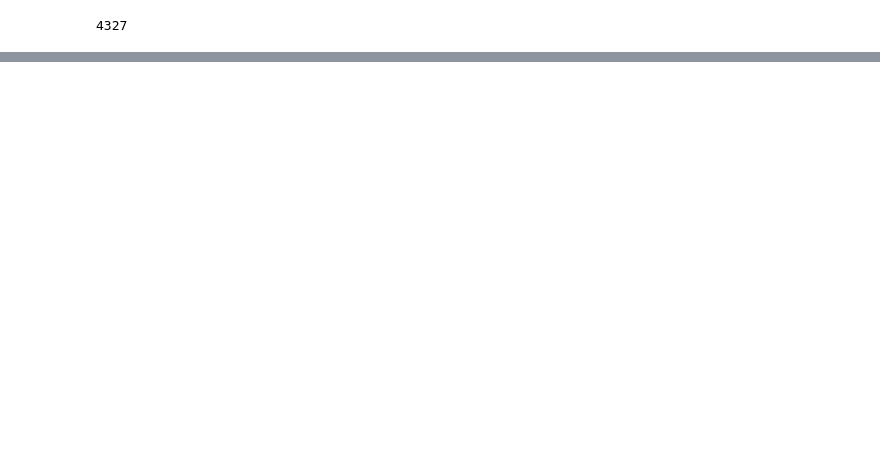
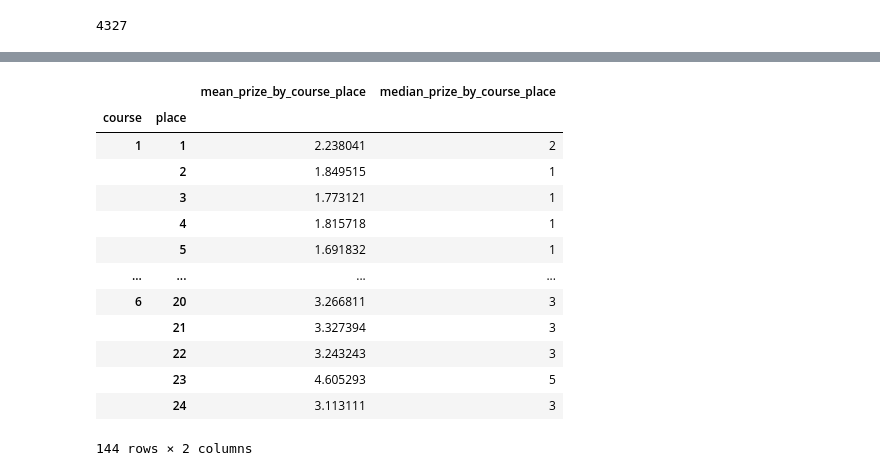
Before and after one commit to Deep-Inception/izanami_machinelearning_develop, a Jupyter notebook: prize_prediction_lightgbm.ipynb, the cells around one changed output, grey strips where cells are left out. Saved outputs shown, nothing was run; the diff lists cells and outputs as text; code cells hidden in the pictures; blank space fills up the shorter version.

```diff
--- a/prize_prediction_lightgbm.ipynb
+++ b/prize_prediction_lightgbm.ipynb
@@ -202,10 +147,10 @@ test_data= pd.merge(test_data, grouped_df, on=["couse","place"])
 # %%
 # 場所、コース毎の順位
-grouped_df = train_data.groupby(["couse","place"]).prize.median()
-grouped_df.name = 'median_prize_by_couse_place'
-train_data = pd.merge(train_data, grouped_df, on=["couse","place"])
-valid_data = pd.merge(valid_data, grouped_df, on=["couse","place"])
-test_data= pd.merge(test_data, grouped_df, on=["couse","place"])
+grouped_df = train_data.groupby(["course","place"]).prize.median()
+grouped_df.name = 'median_prize_by_course_place'
+train_data = pd.merge(train_data, grouped_df, on=["course","place"])
+valid_data = pd.merge(valid_data, grouped_df, on=["course","place"])
+test_data= pd.merge(test_data, grouped_df, on=["course","place"])
 # %%
 # moter_id
 grouped_df = train_data.groupby(["moter_id"]).prize.mean()
@@ -222,18 +167,18 @@ valid_data = pd.merge(valid_data, grouped_df, on=["moter_id"])
 test_data= pd.merge(test_data, grouped_df, on=["moter_id"])
 # %%
 # 場所、コース毎のタイム(1800mのみ)
-grouped_df = train_data[train_data.distance == 1800].groupby(["couse","place"]).time.mean()
-grouped_df.name = 'mean_time_by_couse_place'
-train_data = pd.merge(train_data, grouped_df, on=["couse","place"])
-valid_data = pd.merge(valid_data, grouped_df, on=["couse","place"])
-test_data= pd.merge(test_data, grouped_df, on=["couse","place"])
+grouped_df = train_data[train_data.distance == 1800].groupby(["course","place"]).time.mean()
+grouped_df.name = 'mean_time_by_course_place'
+train_data = pd.merge(train_data, grouped_df, on=["course","place"])
+valid_data = pd.merge(valid_data, grouped_df, on=["course","place"])
+test_data= pd.merge(test_data, grouped_df, on=["course","place"])
 # %%
 # 場所、コース毎のタイム(1800mのみ)
-grouped_df = train_data[train_data.distance == 1800].groupby(["couse","place"]).time.median()
-grouped_df.name = 'median_time_by_couse_place'
-train_data = pd.merge(train_data, grouped_df, on=["couse","place"])
-valid_data = pd.merge(valid_data, grouped_df, on=["couse","place"])
-test_data= pd.merge(test_data, grouped_df, on=["couse","place"])
+grouped_df = train_data[train_data.distance == 1800].groupby(["course","place"]).time.median()
+grouped_df.name = 'median_time_by_course_place'
+train_data = pd.merge(train_data, grouped_df, on=["course","place"])
+valid_data = pd.merge(valid_data, grouped_df, on=["course","place"])
+test_data= pd.merge(test_data, grouped_df, on=["course","place"])
 # %%
 # 場所、コース毎のタイム(1800mのみ)
 grouped_df = train_data[train_data.distance == 1800].groupby(["place"]).time.median()
@@ -412,0 +395,17 @@ len(df_pred.race_id.unique())
+# %%
+grouped_df
+# %% [output]
+|  |  | mean_prize_by_course_place | median_prize_by_course_place |
+| course | place |  |  |
+| 1 | 1 | 2.238041 | 2 |
+|  | 2 | 1.849515 | 1 |
+|  | 3 | 1.773121 | 1 |
+|  | 4 | 1.815718 | 1 |
+|  | 5 | 1.691832 | 1 |
+| ... | ... | ... | ... |
+| 6 | 20 | 3.266811 | 3 |
+|  | 21 | 3.327394 | 3 |
+|  | 22 | 3.243243 | 3 |
+|  | 23 | 4.605293 | 5 |
+|  | 24 | 3.113111 | 3 |
+144 rows × 2 columns
```
Also changed, not shown: parts of 29 cells of this notebook.
